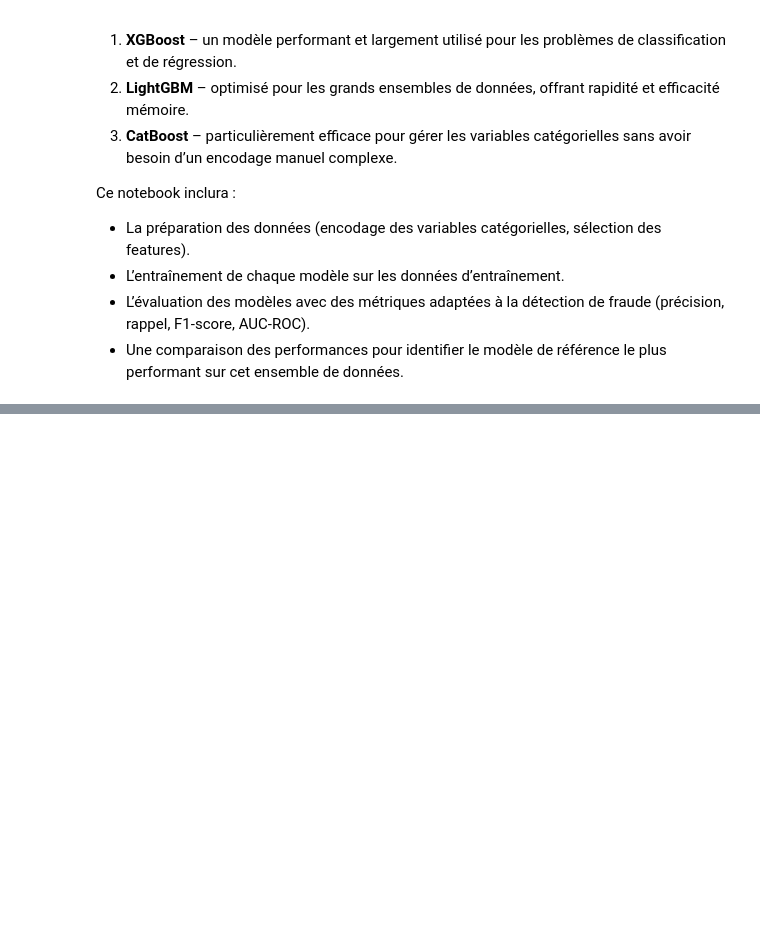
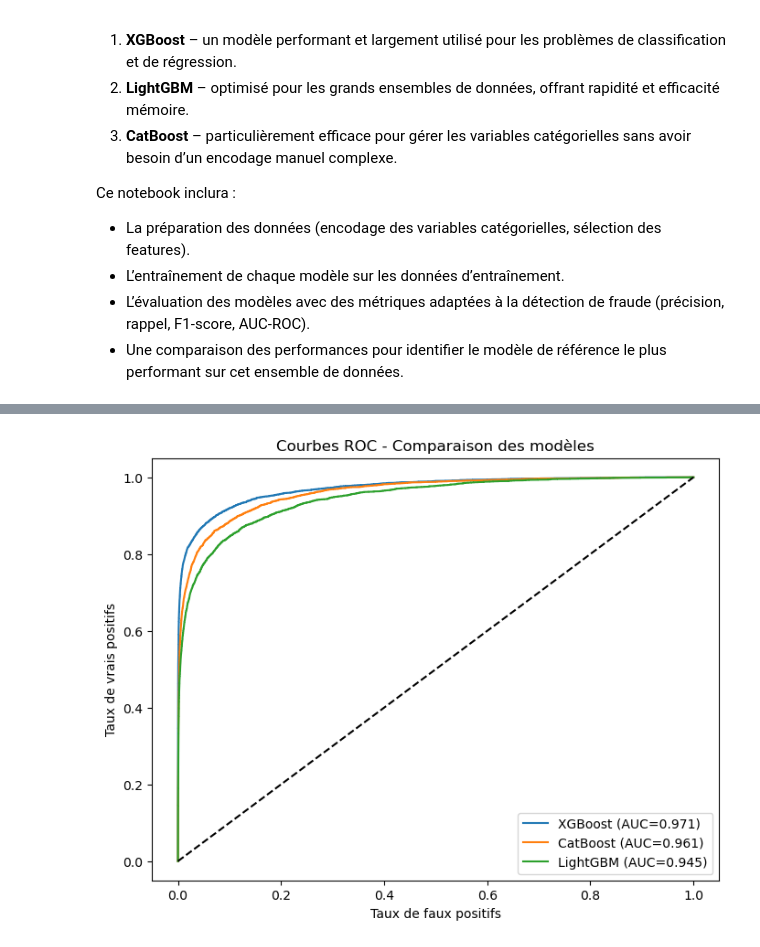
Before and after one commit to MackSH/ieee-fraud-detection, a Jupyter notebook: Notebooks/03_modeling_baseline.ipynb, the cells around one changed output, grey strips where cells are left out. Drawn from its saved outputs; the diff is of its cells as text; code cells hidden in the pictures; blank space fills up the shorter version.

```diff
--- a/Notebooks/03_modeling_baseline.ipynb
+++ b/Notebooks/03_modeling_baseline.ipynb
@@ -25,0 +76,2 @@ TypeError: unsupported operand type(s) for +: 'numpy.dtypes.Int64DType' and 'num
+# %%
+df_train = df_train.drop(columns=missing_cols[missing_cols['missing_percent'] >= 80]['col'])
@@ -25,0 +113,3 @@ TypeError: unsupported operand type(s) for +: 'numpy.dtypes.Int64DType' and 'num
+# %%
+rem_cols = []
+rem_cols.extend(['TransactionID', 'TransactionDT'])
@@ -25,0 +218,23 @@ TypeError: unsupported operand type(s) for +: 'numpy.dtypes.Int64DType' and 'num
+# %%
+def train_lightgbm(X_train, y_train, X_test, y_test, cols):
+    pos_weight = (len(y_train) - y_train.sum()) / y_train.sum()
+
+    clf = lgb.LGBMClassifier(
+        n_estimators=1000,
+        max_depth=10,
+        learning_rate=0.02,
+        subsample=0.8,
+        colsample_bytree=0.5,
+        random_state=42,
+        class_weight={0: 1, 1: pos_weight}
+    )
+
+    clf.fit(X_train[cols], y_train)
+    y_pred_proba = clf.predict_proba(X_test[cols])[:, 1]
+    y_pred = (y_pred_proba > 0.5).astype(int)
+
+    score = roc_auc_score(y_test, y_pred_proba)
+    fpr, tpr, _ = roc_curve(y_test, y_pred_proba)
+    cm = confusion_matrix(y_test, y_pred)
+
+    return score, clf, fpr, tpr, cm
@@ -25,0 +286,3 @@ TypeError: unsupported operand type(s) for +: 'numpy.dtypes.Int64DType' and 'num
+# %%
+cols_to_use = X_train.columns.tolist()
+results, metrics, best_model = compare_models(X_train, y_train, X_test, y_test, cols_to_use)
@@ -25,0 +307,14 @@ TypeError: unsupported operand type(s) for +: 'numpy.dtypes.Int64DType' and 'num
+# %%
+import matplotlib.pyplot as plt
+
+plt.figure(figsize=(8,6))
+for name, data in metrics.items():
+    plt.plot(data['fpr'], data['tpr'], label=f"{name} (AUC={results[name]:.3f})")
+plt.plot([0,1], [0,1], 'k--')
+plt.title("Courbes ROC - Comparaison des modèles")
+plt.xlabel("Taux de faux positifs")
+plt.ylabel("Taux de vrais positifs")
+plt.legend()
+plt.show()
+# %% [output]
+[figure, added]
```
Also changed, not shown: parts of 28 cells of this notebook, 9 other files.
